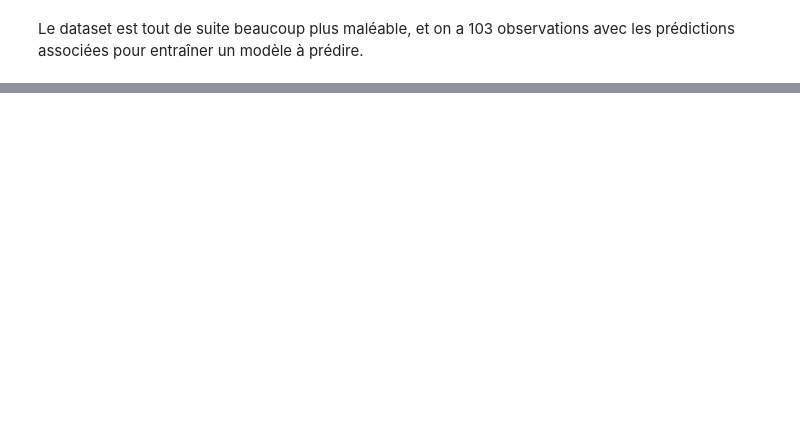
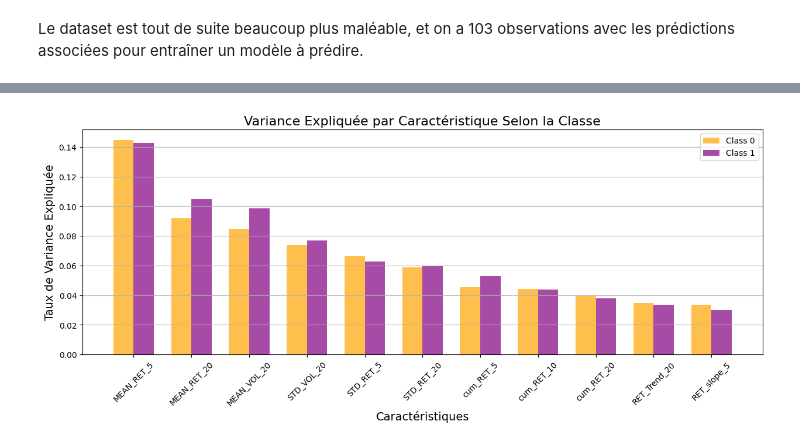
Before and after one commit to NailKhelifa/Stock_prediction_QRT, a Jupyter notebook: Data_exploration.ipynb, the cells around one changed output, grey strips where cells are left out. Drawn from its saved outputs; the diff is of its cells as text; code cells hidden in the pictures; blank space fills up the shorter version.

Commit message:
utils.py

```diff
--- a/Data_exploration.ipynb
+++ b/Data_exploration.ipynb
@@ -85,0 +71,3 @@ transformed_x_train.head(3)
+# %%
+transformed_x_train, transformed_x_test = utils.transform_data(merged_x_train, x_test)
+transformed_x_train.head(3)
@@ -145,0 +105,6 @@ transformed_X_stock_1['cum_RET_20'] = np.prod([1 + transformed_X_stock_1[col] fo
+# %%
+## Par exemple pour le stock 1
+
+transformed_1_train, transformed_1_test = utils.one_stock_returns(1, transformed_x_train, transformed_x_test)
+
+transformed_1_train.head(3)
@@ -145,0 +119,3 @@ transformed_X_stock_1['cum_RET_20'] = np.prod([1 + transformed_X_stock_1[col] fo
+# %%
+transformed_X_stock_1, class_0_stock_1, class_1_stock_1 = utils.add_features(transformed_1_train)
+transformed_X_stock_1.head(3)
@@ -146,5 +128,2 @@ transformed_X_stock_1['cum_RET_20'] = np.prod([1 + transformed_X_stock_1[col] fo
 # %% [markdown]
 Le dataset est tout de suite beaucoup plus maléable, et on a 103 observations avec les prédictions associées pour entraîner un modèle à prédire.
-# %%
-class_0_stock_1 = transformed_X_stock_1[transformed_X_stock_1['RET'] == 0]
-class_1_stock_1 = transformed_X_stock_1[transformed_X_stock_1['RET'] == 1]
@@ -229,0 +130,7 @@ ValueError: Could not interpret value `REL_VOL` for `y`. An entry with this name
+# %%
+# Liste des caractéristiques à analyser
+features_list = ['MEAN_RET_5', 'MEAN_RET_20', 'MEAN_VOL_20', 'STD_VOL_20', 'STD_RET_5', 'STD_RET_20', 'cum_RET_5', 'cum_RET_10', 'cum_RET_20', 'RET_Trend_20', 'RET_slope_5']
+
+utils.PCA_two_classes(features_list, class_0_stock_1, class_1_stock_1)
+# %% [output]
+[figure, added]
```
Also changed, not shown: parts of 29 cells of this notebook, 1 other file.
